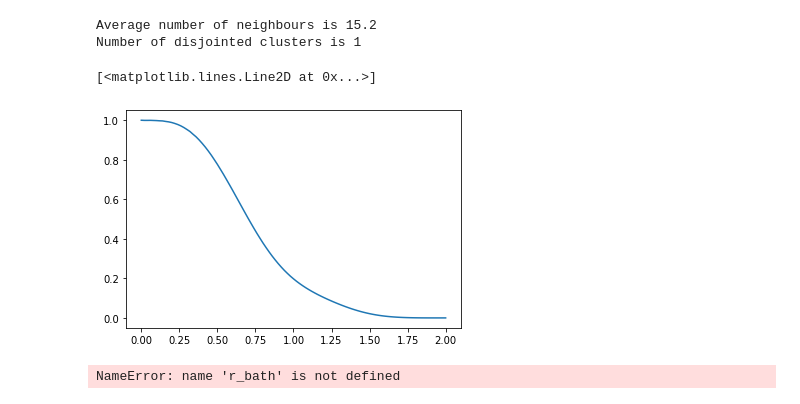
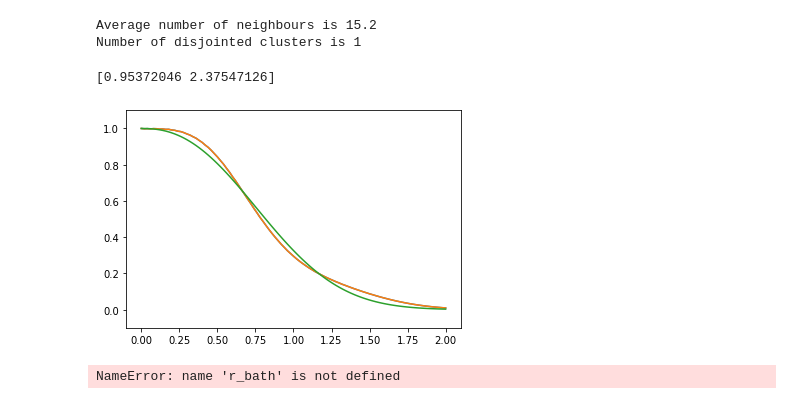
Before and after one commit to foxfixfax/PyCCE, a Jupyter notebook: examples/examples.ipynb, the cells around one changed output. Cells and saved outputs as stored; diff of their text form; code cells hidden in the pictures.

```diff
--- a/examples/examples.ipynb
+++ b/examples/examples.ipynb
@@ -111,7 +111,7 @@ order = 2
 
 N = 1
 timespace = np.linspace(0, 2, 101)
-B = np.array([0, 0, 5000])
+B = np.array([0, 5000, 0])
 Lsi = 0
 for i in range(1):
     calc = pc.Simulator(1/2, vc, [1,0], [0,1], bath_spins=atoms,
@@ -121,11 +121,18 @@ Lsi /= i + 1
 # %% [output]
 Average number of neighbours is 15.2
 Number of disjointed clusters is 1
-# %%
-plt.plot(timespace, Lsi)
-# %% [output]
-[<matplotlib.lines.Line2D at 0x...>]
-[figure, removed]
+# %%
+plt.plot(timespace, Lsi)
+l = Lsi.real
+c = l <= 1.1
+plt.plot(timespace[c], l[c])
+plt.ylim(-0.1, 1.1)
+f, p = newt2_fit(timespace[c], l[c], r=6)
+plt.plot(timespace[c], f(timespace[c], *p))
+print(p)
+# %% [output]
+[0.95372046 2.37547126]
+[figure, added]
 # %%
 llist = []
 B = np.array([5000, 0, 0])
```
Also changed, not shown: 2 other files.
